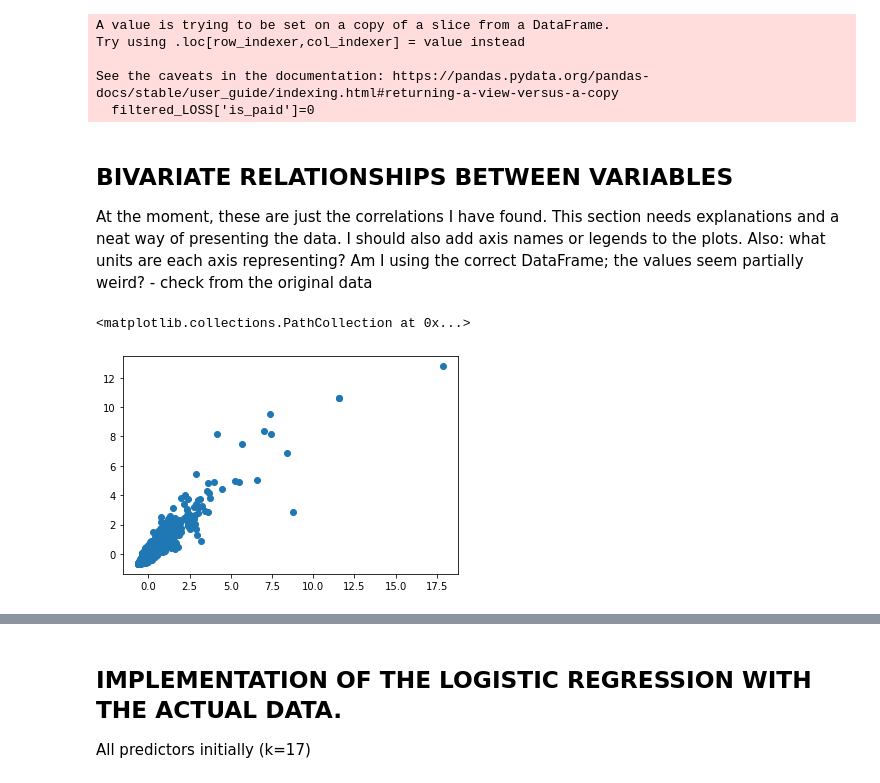
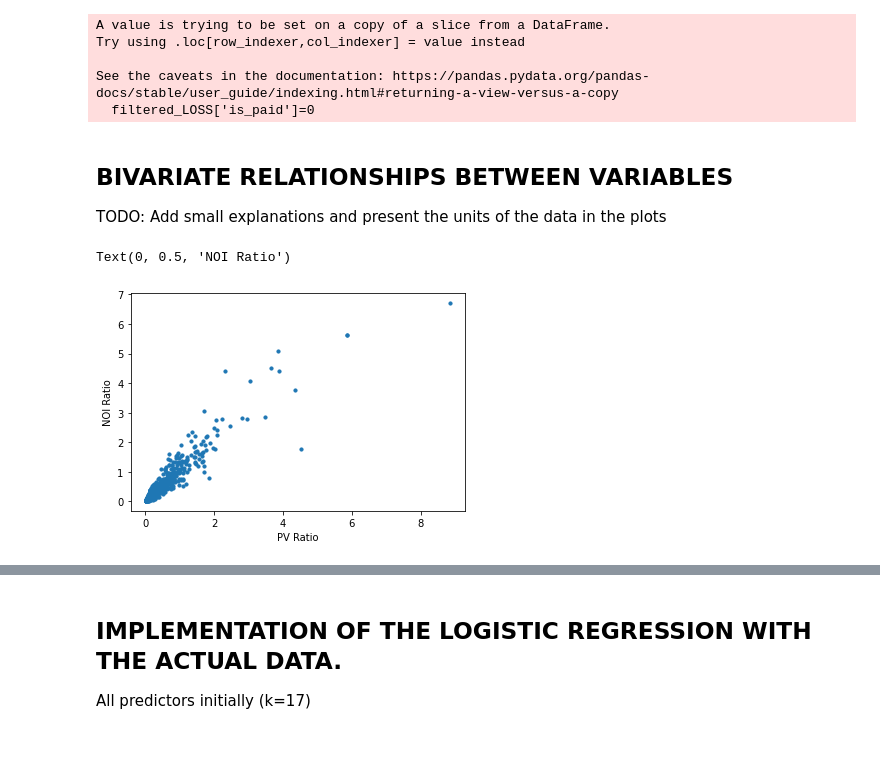
Before and after one commit to ainoal/machine_learning_project, a Jupyter notebook: machine_learning.ipynb, the cells around one changed output, grey strips where cells are left out. Cells and saved outputs as stored; diff of their text form; code cells hidden in the pictures; blank space fills up the shorter version.

```diff
--- a/machine_learning.ipynb
+++ b/machine_learning.ipynb
@@ -187,13 +189,14 @@ pay = pd.DataFrame(pay_matrix, columns=['NOI', 'DSCR', 'LTV', 'Balance',
                                         'CS_Ratio','NOI_Ratio', 'PV_Ratio', 'IR'])
 
 
-# Adding a column to the DataFrames; the value of the column represents whether the mortgage has been paid back or defaulted
+# Adding a column to the DataFrames
+# the value of the column represents whether the mortgage has been paid back or defaulted
 loss['is_paid'] = 0
 pay['is_paid'] = 1
 
 # Concatenate pay and loss data into one DataFrame
 data_frames = [pay, loss]
-pay_loss = pd.concat(data_frames)
+pay_loss_not_stand = pd.concat(data_frames)
 
 
 #What follows is the first way i founded to standarize the data
@@ -203,7 +206,7 @@ pay_loss = pd.concat(data_frames)
 #probably there is more efficient way to code it
 
 scaler = StandardScaler()
-pay_loss_standarized = scaler.fit_transform(pay_loss)
+pay_loss_standarized = scaler.fit_transform(pay_loss_not_stand)
 
 print(pay_loss_standarized.shape)
 
@@ -262,13 +265,15 @@ valid_x = validation_data[['BIAS','NOI', 'DSCR', 'LTV', 'Balance',
                     'CS_Ratio','NOI_Ratio', 'PV_Ratio', 'IR']].to_numpy() #already proper shape
 valid_y = validation_data['is_paid'].to_numpy()
 valid_y = valid_y.reshape(-1, 1)
-# %% [markdown]
-## BIVARIATE RELATIONSHIPS BETWEEN VARIABLES
-At the moment, these are just the correlations I have found. This section needs explanations and a neat way of presenting the data. I should also add axis names or legends to the plots. Also: what units are each axis representing? Am I using the correct DataFrame; the values seem partially weird? - check from the original data
+# %% [markdown]
+## BIVARIATE RELATIONSHIPS BETWEEN VARIABLES
+TODO: Add small explanations and present the units of the data in the plots
 # %%
 #plt.scatter(pay_loss.Year_Built, pay_loss.IR)
 #plt.scatter(pay_loss.ZipPop, pay_loss.CS)
-plt.scatter(pay_loss.PV_Ratio, pay_loss.NOI_Ratio)
+plt.scatter(pay_loss_not_stand.PV_Ratio, pay_loss_not_stand.NOI_Ratio, s=10)
+plt.xlabel('PV Ratio')
+plt.ylabel('NOI Ratio')
 # %% [output]
-<matplotlib.collections.PathCollection at 0x...>
+Text(0, 0.5, 'NOI Ratio')
-[figure, old version]
+[figure, new version]
```
Also changed, not shown: parts of 21 cells of this notebook.
